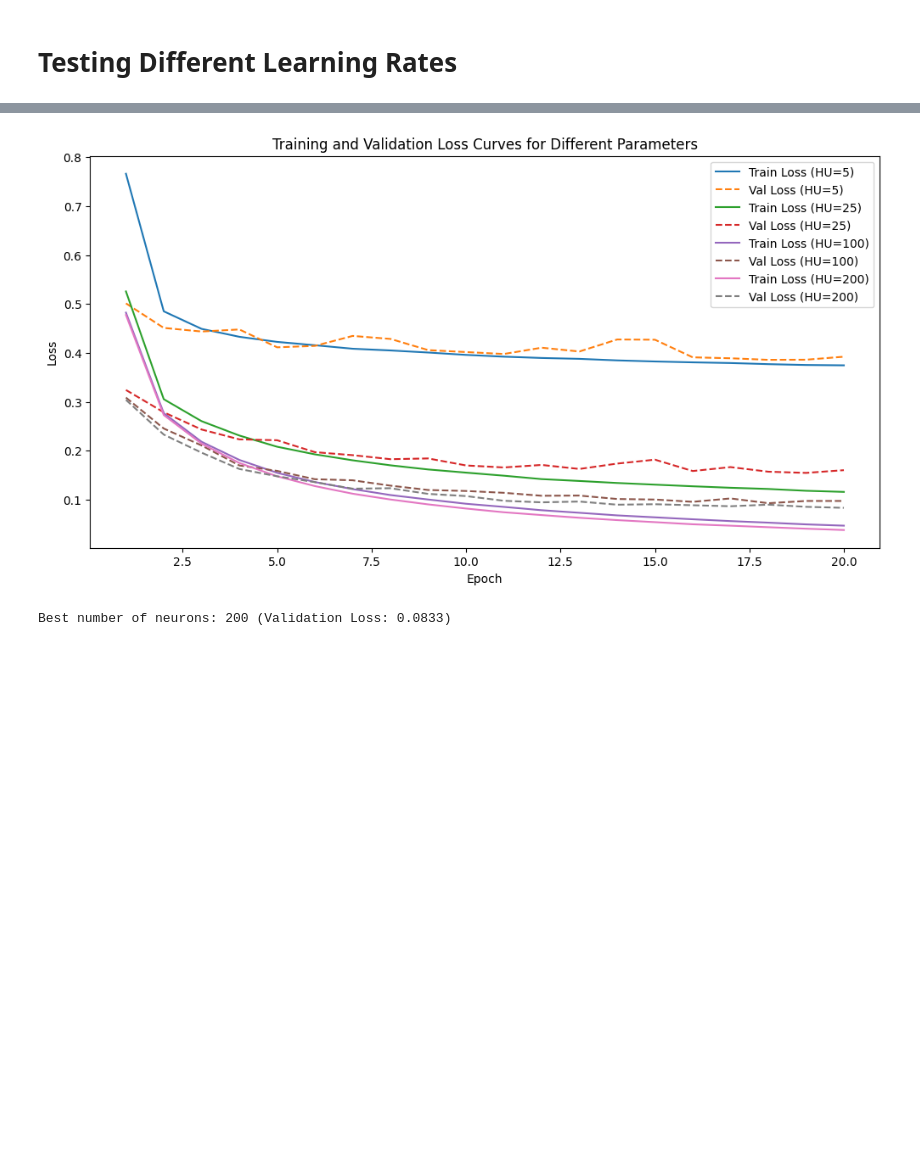
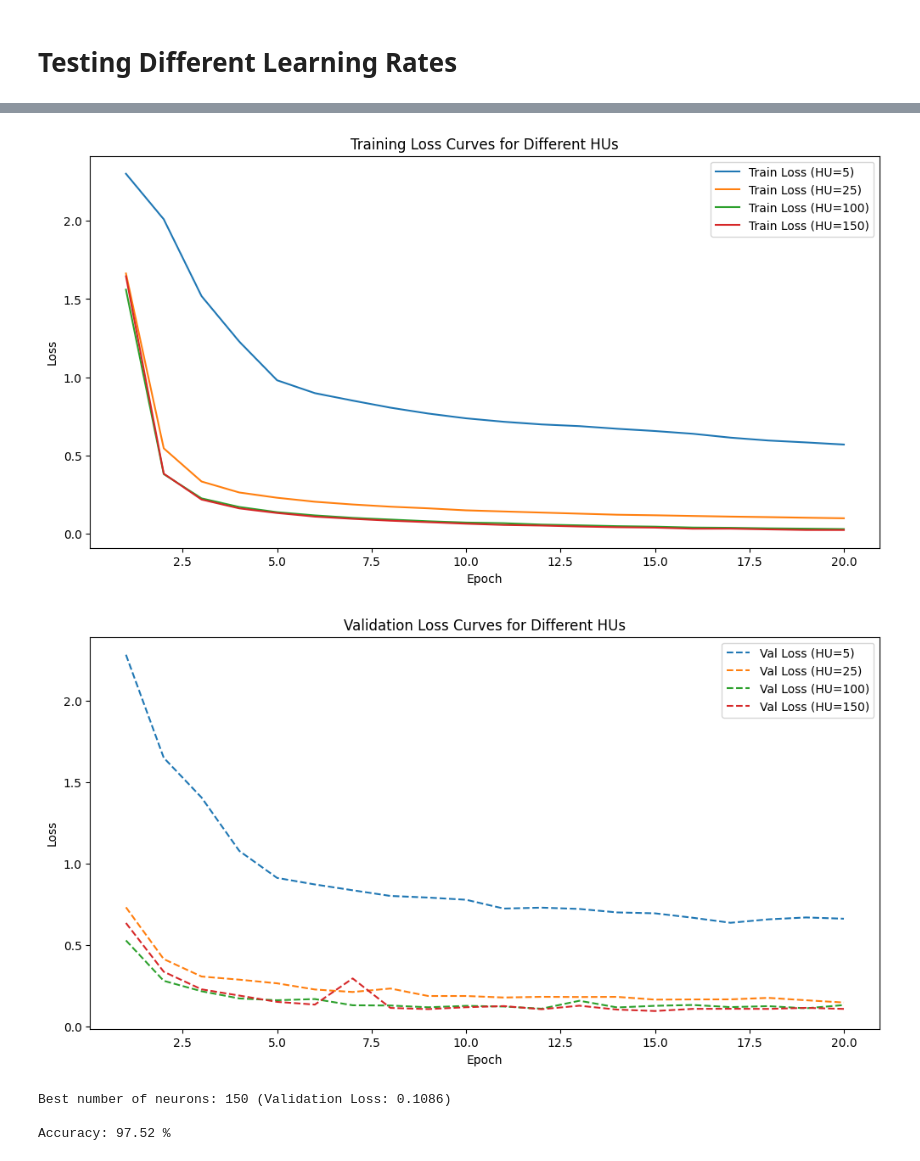
Before and after one commit to reda1609/DigitRecognitionModels, a Jupyter notebook: DigitRecognitionNN.ipynb, the cells around one changed output, grey strips where cells are left out. Drawn from its saved outputs; the diff is of its cells as text; code cells hidden in the pictures; blank space fills up the shorter version.

```diff
--- a/DigitRecognitionNN.ipynb
+++ b/DigitRecognitionNN.ipynb
@@ -195,25 +207,37 @@ def test_model(model, test_dataset, input_size):
 
     return acc
 # %%
-def plot_loss_curves(train_loss_curves, val_loss_curves, learning_rates, param_name):
+def plot_loss_curves(train_loss_curves, val_loss_curves, params, param_name):
     """
-    Plots the training and validation loss curves for multiple learning rates.
+    Plots the training and validation loss curves for multiple parameter values in separate plots.
 
     Args:
-        train_loss_curves (dict): Training loss curves for each learning rate.
-        val_loss_curves (dict): Validation loss curves for each learning rate.
-        learning_rates (list): List of learning rates used.
+        train_loss_curves (dict): Training loss curves for each parameter value.
+        val_loss_curves (dict): Validation loss curves for each parameter value.
+        params (list): List of parameter values used.
+        param_name (str): Name of the parameter being varied.
     """
+    # Plot training loss
     plt.figure(figsize=(12, 6))
-    for lr in learning_rates:
-        plt.plot(range(1, len(train_loss_curves[lr]) + 1), train_loss_curves[lr], label=f'Train Loss ({param_name}={lr})')
-        plt.plot(range(1, len(val_loss_curves[lr]) + 1), val_loss_curves[lr], '--', label=f'Val Loss ({param_name}={lr})')
+    for param in params:
+        plt.plot(range(1, len(train_loss_curves[param]) + 1), train_loss_curves[param], label=f'Train Loss ({param_name}={param})')
 
     plt.xlabel('Epoch')
     plt.ylabel('Loss')
-    plt.title('Training and Validation Loss Curves for Different Parameters')
+    plt.title(f'Training Loss Curves for Different {param_name}s')
     plt.legend()
     plt.show()
+
+    # Plot validation loss
+    plt.figure(figsize=(12, 6))
+    for param in params:
+        plt.plot(range(1, len(val_loss_curves[param]) + 1), val_loss_curves[param], '--', label=f'Val Loss ({param_name}={param})')
+
+    plt.xlabel('Epoch')
+    plt.ylabel('Loss')
+    plt.title(f'Validation Loss Curves for Different {param_name}s')
+    plt.legend()
+    plt.show()
 # %% [markdown]
 # Model Training and Validation
 # %%
@@ -222,7 +246,7 @@ input_size = 28*28      # size of image
 output_size = 10        # number of digits
 
 # hyperparameters
-hidden_layers = 1
+hidden_layers = 2
 hidden_units = 60
 learning_rate = 0.01
 batch_size = 64
@@ -312,7 +338,7 @@ def run_experiments(param_values, param_name, fixed_params):
 fixed_params = {
     'input_size': 784,
     'output_size': 10,
-    'hidden_layers': 1,
+    'hidden_layers': 2,
     'hidden_units': 60,
     'learning_rate': 0.01,
     'batch_size': 64
@@ -376,10 +412,11 @@ Best batch size: 16 (Validation Loss: 0.1002)
 # %%
 # Experiment 3: Vary number of hidden layers
-hidden_layers_list = [1, 3, 5, 10]
+hidden_layers_list = [3, 5, 10, 15  ]
 fixed_params['batch_size'] = best_batch_size
 train_loss_curves, val_loss_curves, best_model, best_val_loss, best_hidden_layers = run_experiments(
     hidden_layers_list, 'hidden_layers', fixed_params
 )
 plot_loss_curves(train_loss_curves, val_loss_curves, hidden_layers_list, 'HL')
 print(f"\nBest number of hidden layers: {best_hidden_layers} (Validation Loss: {best_val_loss:.4f})\n")
+hidden_layers_acc = test_model(best_model, test_dataset, best_model.input_size)
 # %% [output]
@@ -405,12 +446,13 @@ Best number of hidden layers: 1 (Validation Loss: 0.1050)
 # %%
 # Experiment 4: Vary number of neurons
-num_neurons_list = [5, 25, 100, 200]
+num_neurons_list = [5, 25, 100, 150]
 fixed_params['hidden_layers'] = best_hidden_layers
 train_loss_curves, val_loss_curves, best_model, best_val_loss, best_num_neurons = run_experiments(
     num_neurons_list, 'hidden_units', fixed_params
 )
 plot_loss_curves(train_loss_curves, val_loss_curves, num_neurons_list, 'HU')
 print(f"\nBest number of neurons: {best_num_neurons} (Validation Loss: {best_val_loss:.4f})\n")
+neurons_acc = test_model(best_model, test_dataset, best_model.input_size)
 # %% [output]
 Training model with hidden_units = 5...
 
@@ -432,2 +474,5 @@ Epoch [20/20], Train Loss: 0.0379, Val Loss: 0.0833
-[figure, old version]
+[figure, new version]
+[figure, added]
-Best number of neurons: 200 (Validation Loss: 0.0833)
+Best number of neurons: 150 (Validation Loss: 0.1086)
+
+Accuracy: 97.52 %
```
Also changed, not shown: parts of 8 cells of this notebook.
